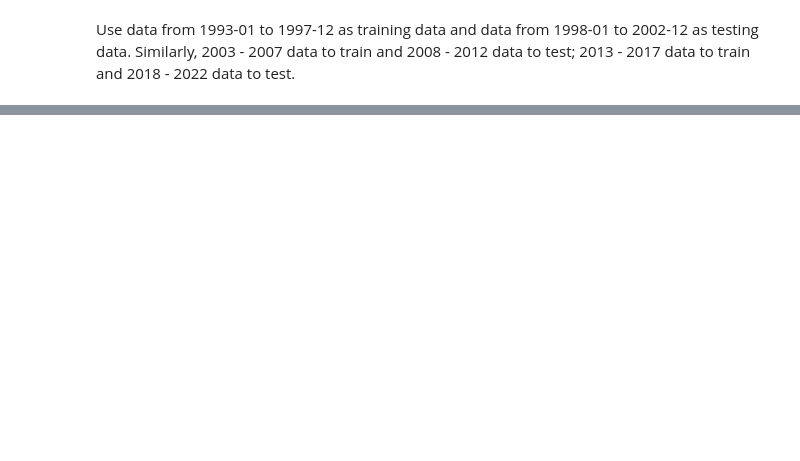
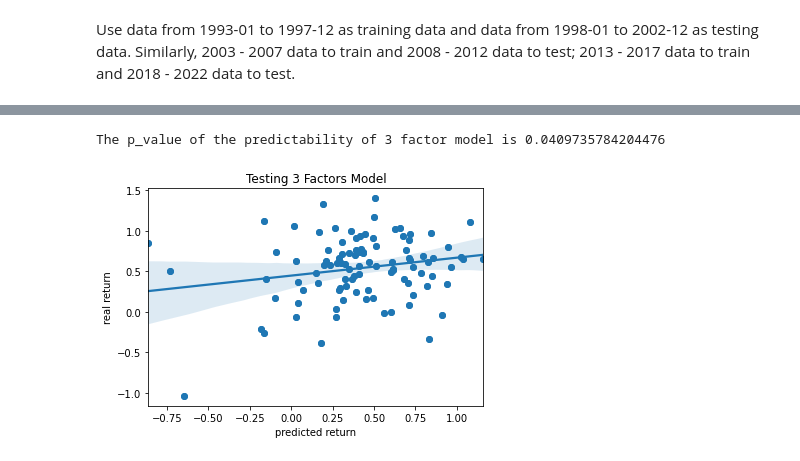
Before and after one commit to KaiKevinLiao/empirical-finance, a Jupyter notebook: ps3/Fama French 3 factors test.ipynb, the cells around one changed output, grey strips where cells are left out. Cells and saved outputs as stored; diff of their text form; code cells hidden in the pictures; blank space fills up the shorter version.

```diff
--- a/ps3/Fama French 3 factors test.ipynb
+++ b/ps3/Fama French 3 factors test.ipynb
@@ -102,0 +99,7 @@ test_three_factors(1993, 1998, 1998, 2003)
+# %%
+plot, p_value = test_three_factors(2003, 2008, 2008, 2013)
+
+print('The p_value of the predictability of 3 factor model is', p_value)
+# %% [output]
+The p_value of the predictability of 3 factor model is 0.0409735784204476
+[figure, added]
```
Also changed, not shown: parts of 5 cells of this notebook.
